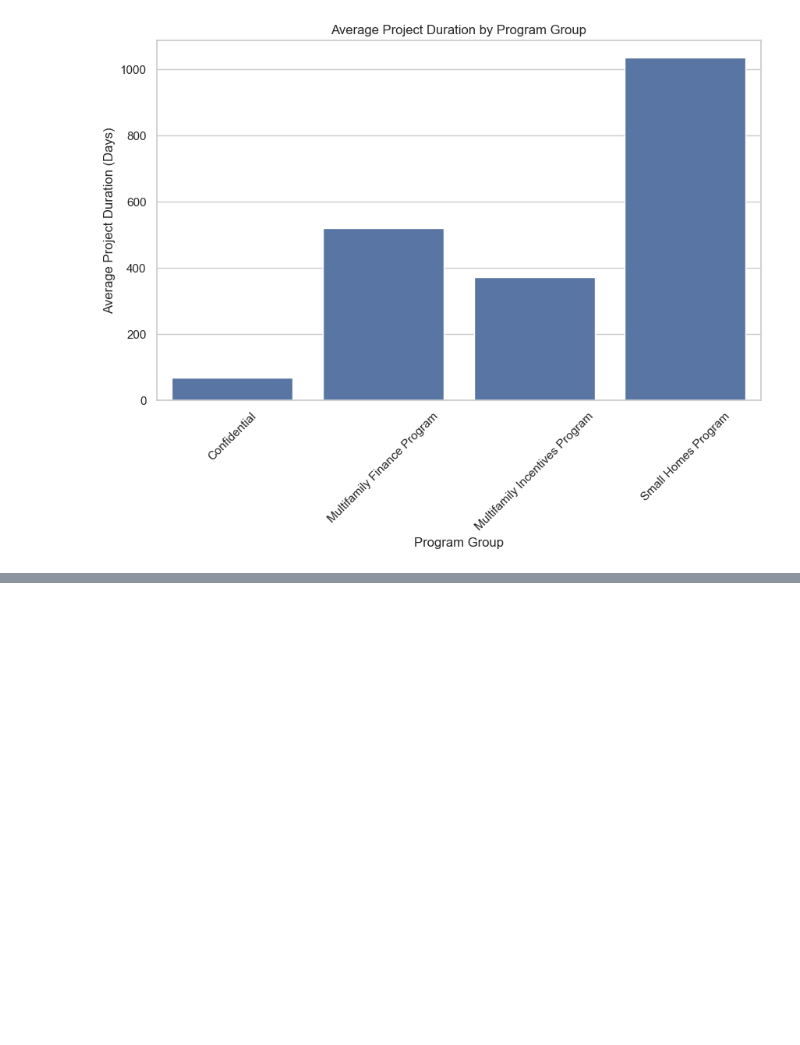
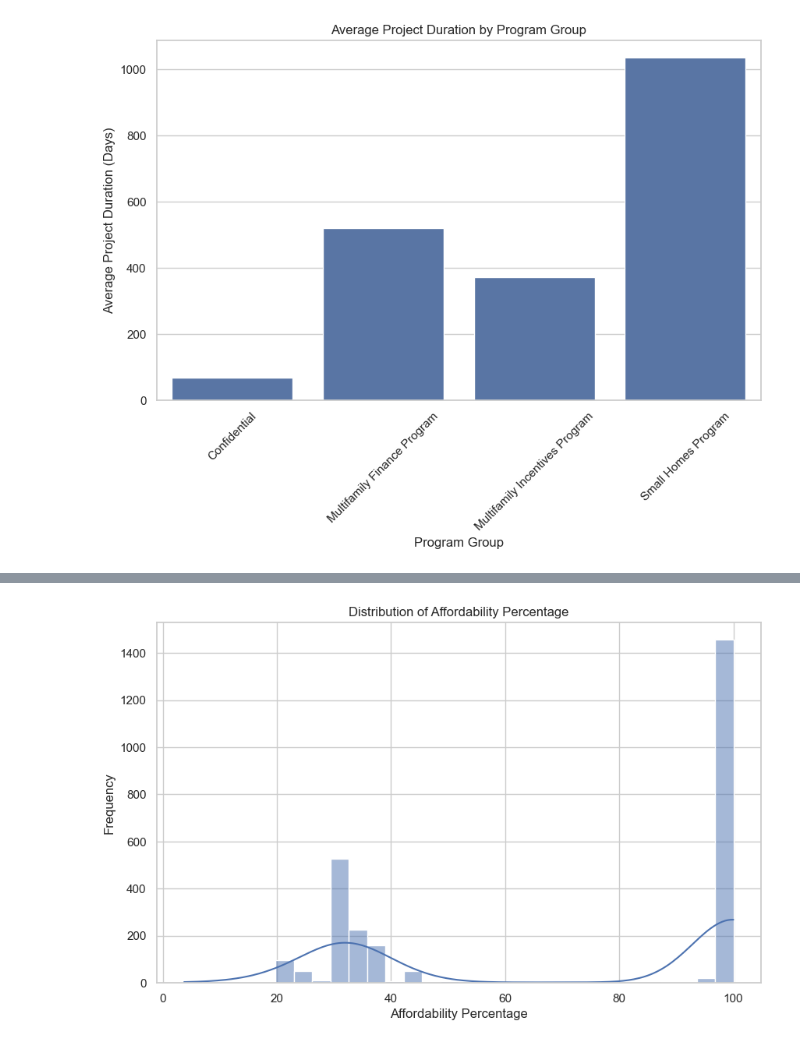
Before and after one commit to josuesimon/Phase1_Portfolio, a Jupyter notebook: Notebooks/josue_eda.ipynb, the cells around one changed output, grey strips where cells are left out. Saved outputs shown, nothing was run; the diff lists cells and outputs as text; code cells hidden in the pictures; blank space fills up the shorter version.

```diff
--- a/Notebooks/josue_eda.ipynb
+++ b/Notebooks/josue_eda.ipynb
@@ -126,0 +182,26 @@ plt.show()
+# %%
+# Distribution of Affordability Percentage
+
+import pandas as pd
+import seaborn as sns
+import matplotlib.pyplot as plt
+
+data['project_start_date'] = pd.to_datetime(data['project_start_date'], errors='coerce')
+data['project_completion_date'] = pd.to_datetime(data['project_completion_date'], errors='coerce')
+
+data['project_duration_days'] = (data['project_completion_date'] - data['project_start_date']).dt.days
+
+data['affordable_units'] = data[['extremely_low_income_units', 'very_low_income',
+                                  'low_income_units', 'moderate_income',
+                                  'middle_income', 'other']].sum(axis=1)
+data['affordability_percentage'] = (data['affordable_units'] / data['total_units']) * 100
+
+# Below is the code for Distribution Plot for Affordability Percentage
+plt.figure(figsize=(10, 6))
+sns.histplot(data['affordability_percentage'], bins=30, kde=True)
+plt.title("Distribution of Affordability Percentage")
+plt.xlabel("Affordability Percentage")
+plt.ylabel("Frequency")
+plt.show()
+# %% [output]
+[figure, added]
```
Also changed, not shown: parts of 8 cells of this notebook.
